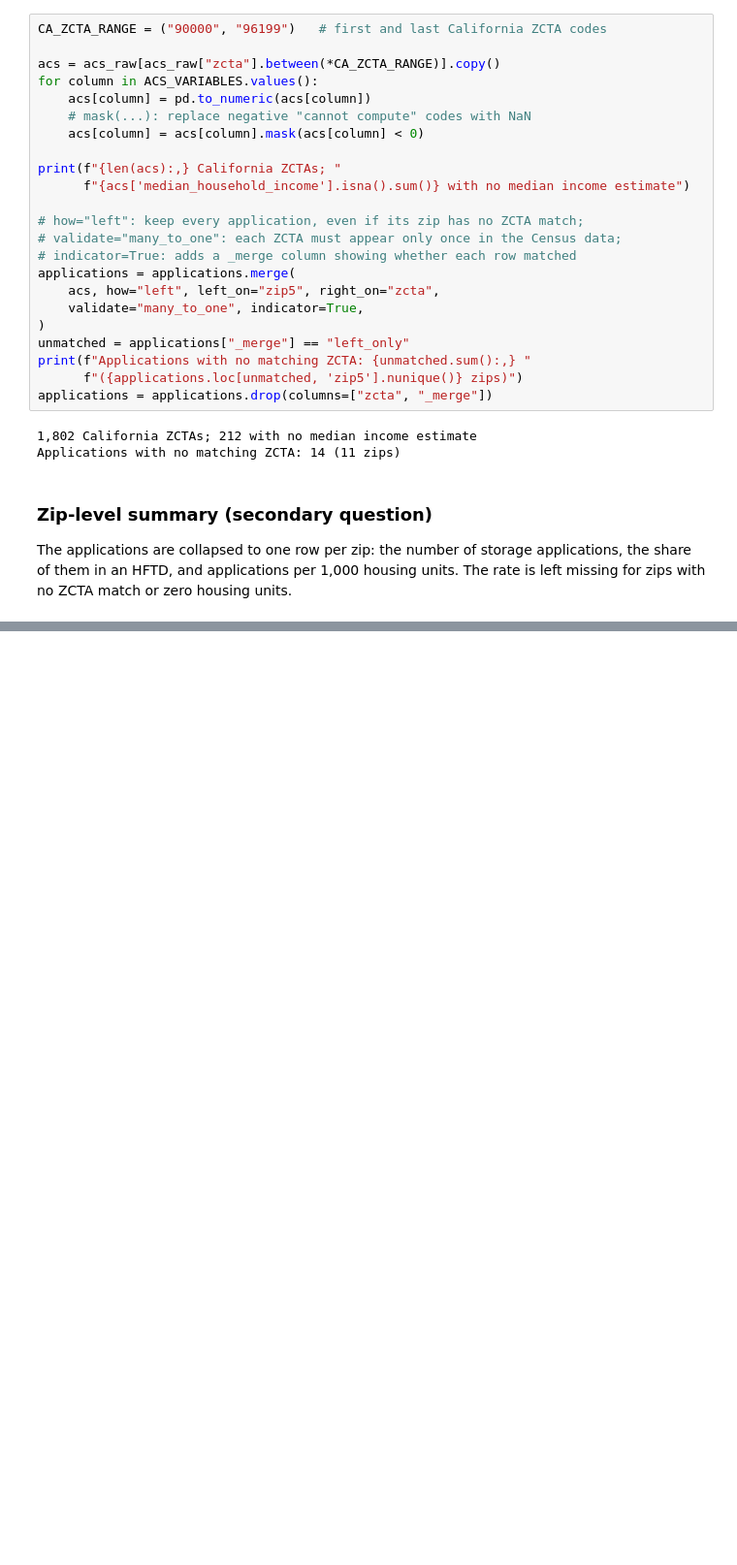
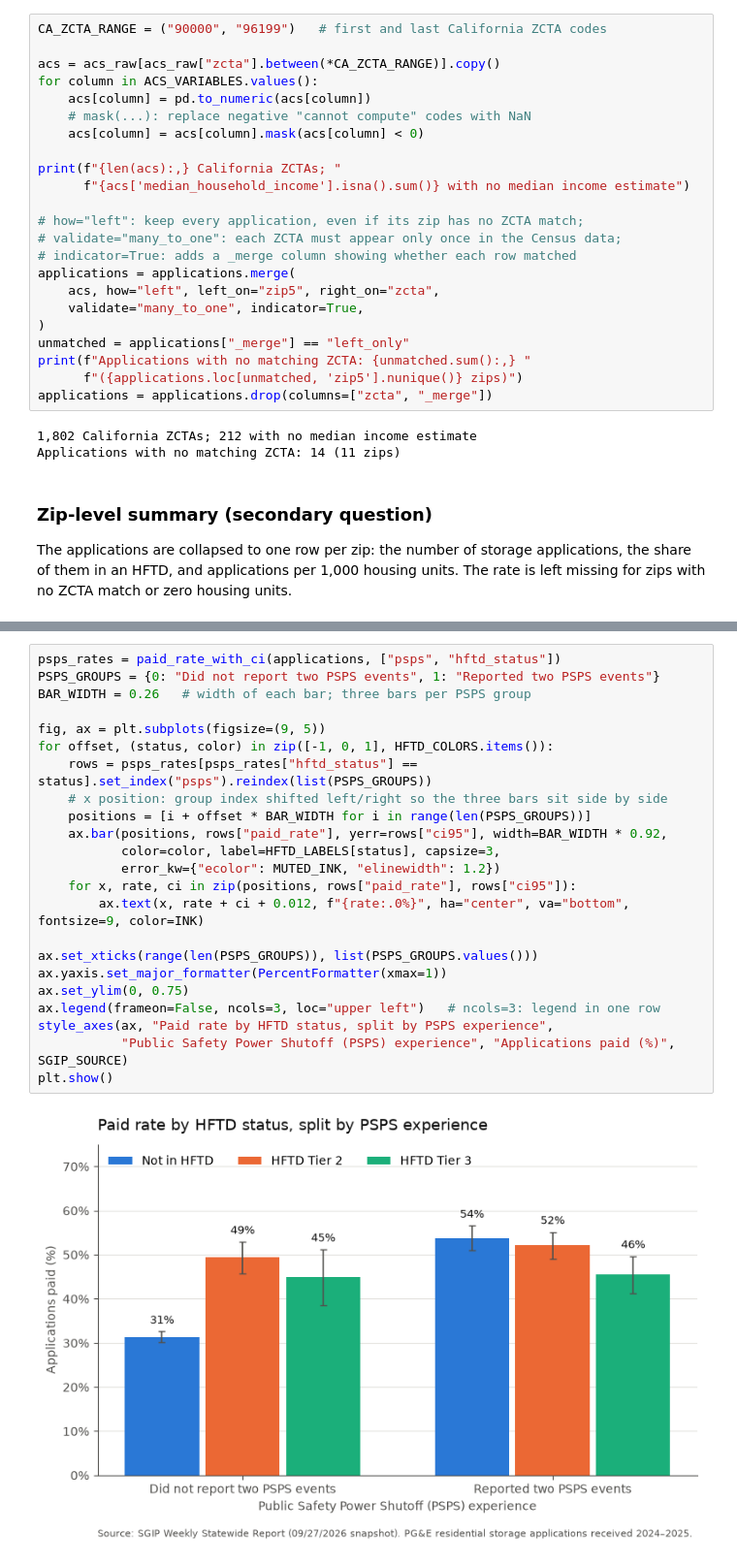
Before and after one commit to EnOnl1ne/sgip-hftd-funding, a Jupyter notebook: sgip_hftd.ipynb, the cells around one changed output, grey strips where cells are left out. Shown at 97% size. Saved outputs shown, nothing was run; the diff lists cells and outputs as text; blank space fills up the shorter version.

```diff
--- a/sgip_hftd.ipynb
+++ b/sgip_hftd.ipynb
@@ -400,0 +546,25 @@ zip_summary.describe().round(2)
+# %%
+psps_rates = paid_rate_with_ci(applications, ["psps", "hftd_status"])
+PSPS_GROUPS = {0: "Did not report two PSPS events", 1: "Reported two PSPS events"}
+BAR_WIDTH = 0.26   # width of each bar; three bars per PSPS group
+
+fig, ax = plt.subplots(figsize=(9, 5))
+for offset, (status, color) in zip([-1, 0, 1], HFTD_COLORS.items()):
+    rows = psps_rates[psps_rates["hftd_status"] == status].set_index("psps").reindex(list(PSPS_GROUPS))
+    # x position: group index shifted left/right so the three bars sit side by side
+    positions = [i + offset * BAR_WIDTH for i in range(len(PSPS_GROUPS))]
+    ax.bar(positions, rows["paid_rate"], yerr=rows["ci95"], width=BAR_WIDTH * 0.92,
+           color=color, label=HFTD_LABELS[status], capsize=3,
+           error_kw={"ecolor": MUTED_INK, "elinewidth": 1.2})
+    for x, rate, ci in zip(positions, rows["paid_rate"], rows["ci95"]):
+        ax.text(x, rate + ci + 0.012, f"{rate:.0%}", ha="center", va="bottom", fontsize=9, color=INK)
+
+ax.set_xticks(range(len(PSPS_GROUPS)), list(PSPS_GROUPS.values()))
+ax.yaxis.set_major_formatter(PercentFormatter(xmax=1))
+ax.set_ylim(0, 0.75)
+ax.legend(frameon=False, ncols=3, loc="upper left")   # ncols=3: legend in one row
+style_axes(ax, "Paid rate by HFTD status, split by PSPS experience",
+           "Public Safety Power Shutoff (PSPS) experience", "Applications paid (%)", SGIP_SOURCE)
+plt.show()
+# %% [output]
+[figure, added]
```
Also changed, not shown: parts of 9 cells of this notebook.
